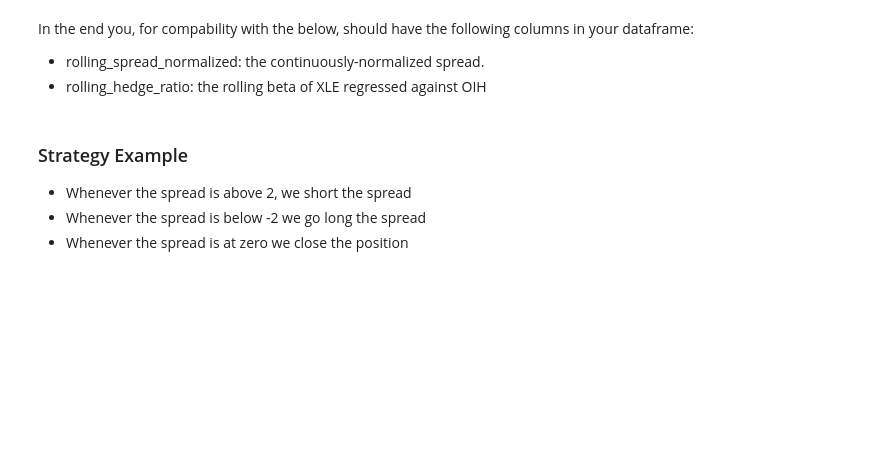
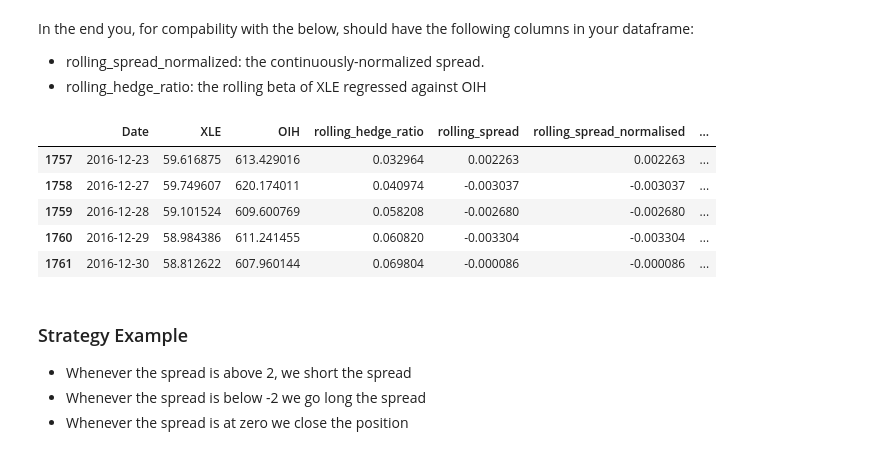
Before and after one commit to C-Kitching/G-Research-Stats-Insights, a Jupyter notebook: TradingProblems.ipynb, the cells around one changed output. Cells and saved outputs as stored; diff of their text form; code cells hidden in the pictures; blank space fills up the shorter version.

```diff
--- a/TradingProblems.ipynb
+++ b/TradingProblems.ipynb
@@ -39,6 +86,15 @@ df.fillna(0, inplace=True)
 In the end you, for compability with the below, should have the following columns in your dataframe:
 - rolling_spread_normalized: the continuously-normalized spread.
 - rolling_hedge_ratio: the rolling beta of XLE regressed against OIH
+# %%
+df.tail()
+# %% [output]
+|  | Date | XLE | OIH | rolling_hedge_ratio | rolling_spread | rolling_spread_normalised | ... |
+| 1757 | 2016-12-23 | 59.616875 | 613.429016 | 0.032964 | 0.002263 | 0.002263 | ... |
+| 1758 | 2016-12-27 | 59.749607 | 620.174011 | 0.040974 | -0.003037 | -0.003037 | ... |
+| 1759 | 2016-12-28 | 59.101524 | 609.600769 | 0.058208 | -0.002680 | -0.002680 | ... |
+| 1760 | 2016-12-29 | 58.984386 | 611.241455 | 0.060820 | -0.003304 | -0.003304 | ... |
+| 1761 | 2016-12-30 | 58.812622 | 607.960144 | 0.069804 | -0.000086 | -0.000086 | ... |
 # %% [markdown]
 ### Strategy Example
 
```
Also changed, not shown: parts of 10 cells of this notebook, 1 other file.
